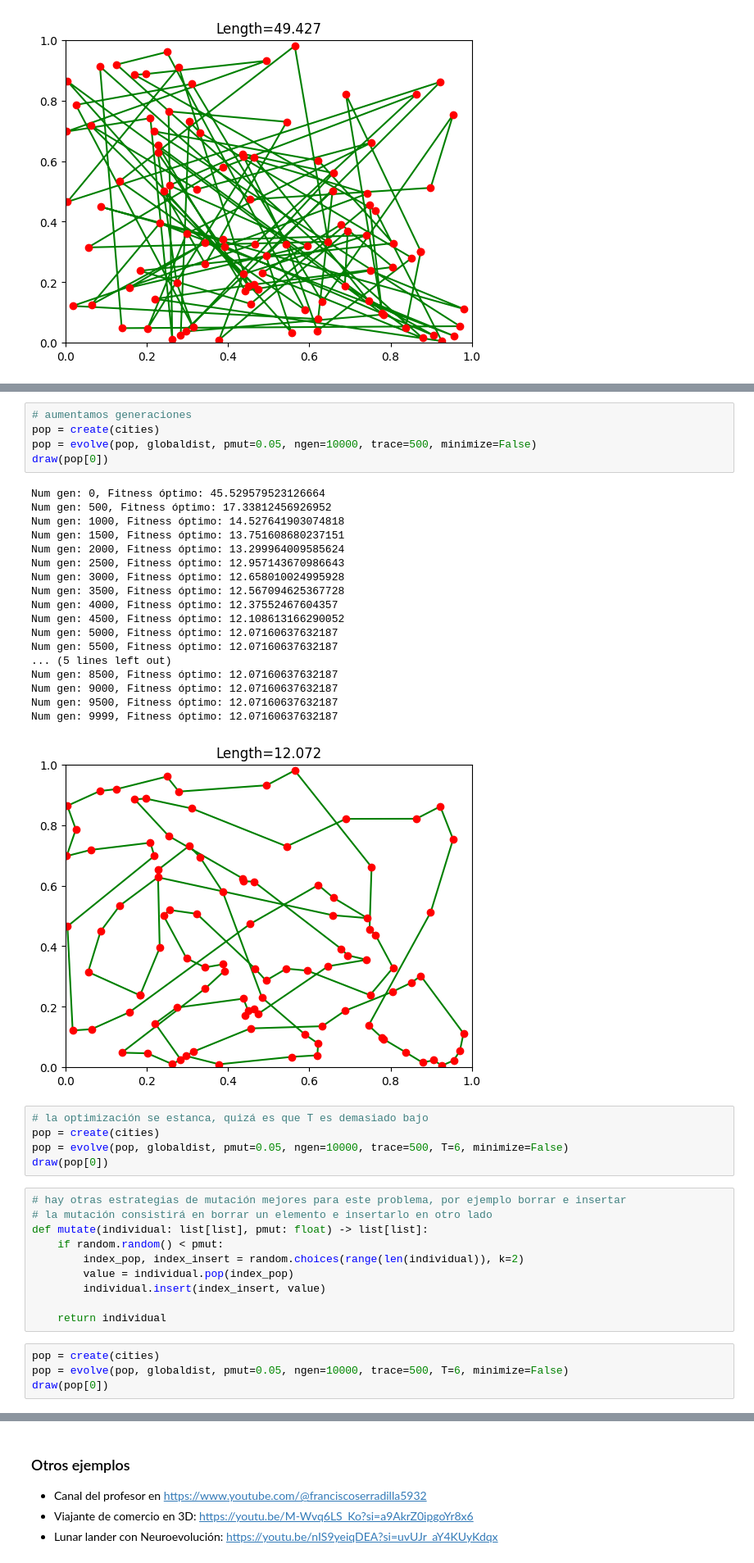
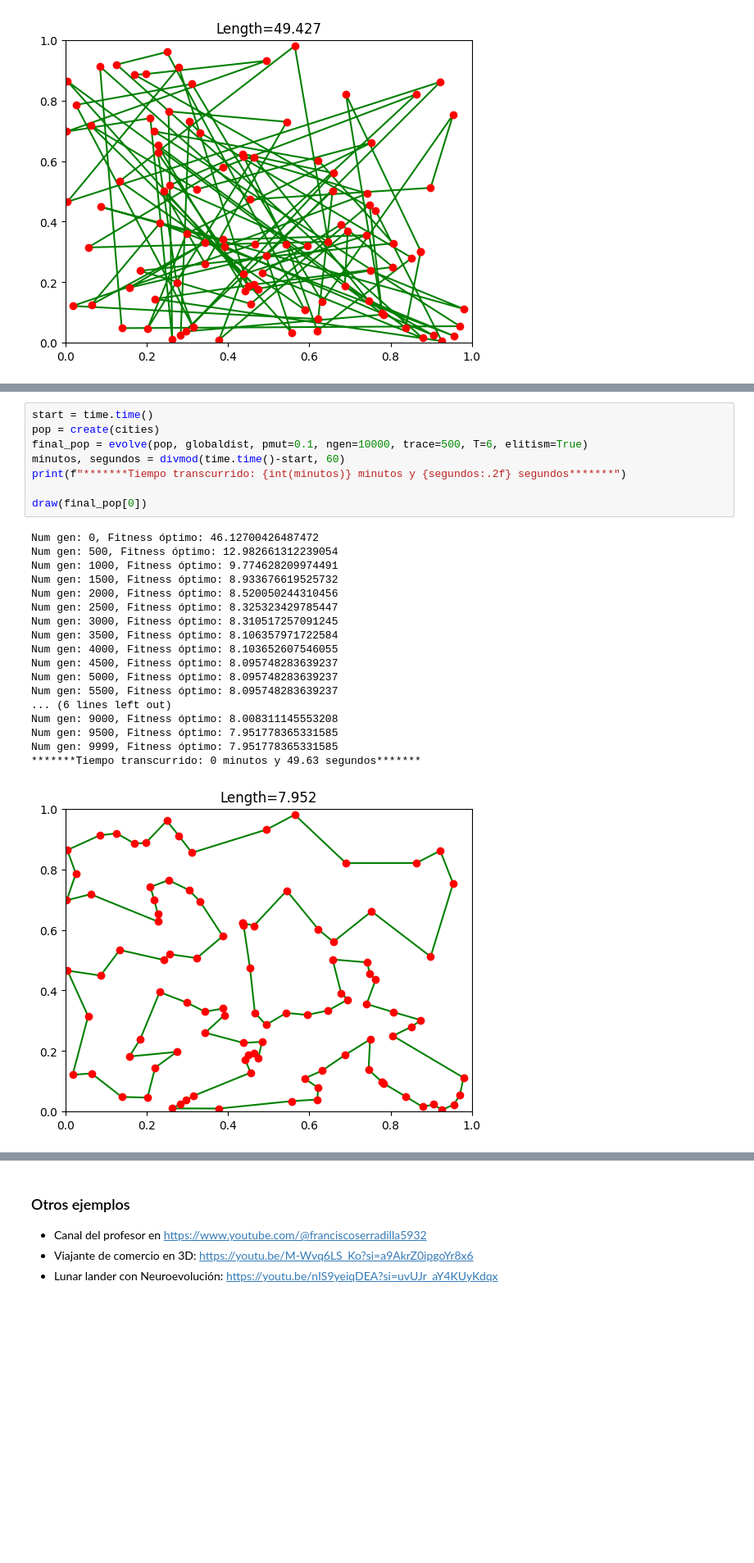
Before and after one commit to pintamonas4575/BIOCOMP-project-MAADM-UPM, a Jupyter notebook: práctica-AG-TSP-2D.ipynb, the cells around one changed output, grey strips where cells are left out. Shown: that part at 82% size. Drawn from its saved outputs; the diff is of its cells as text; blank space fills up the shorter version.

```diff
--- a/práctica-AG-TSP-2D.ipynb
+++ b/práctica-AG-TSP-2D.ipynb
@@ -331,43 +335,27 @@ No llega a una solución suficientemente buena. Puede ser por varios motivos:
-# %%
-# aumentamos generaciones
-pop = create(cities)
-pop = evolve(pop, globaldist, pmut=0.05, ngen=10000, trace=500, minimize=False)
-draw(pop[0])
-# %% [output]
-Num gen: 0, Fitness óptimo: 45.529579523126664
-Num gen: 500, Fitness óptimo: 17.33812456926952
-Num gen: 1000, Fitness óptimo: 14.527641903074818
-Num gen: 1500, Fitness óptimo: 13.751608680237151
-Num gen: 2000, Fitness óptimo: 13.299964009585624
-Num gen: 2500, Fitness óptimo: 12.957143670986643
-Num gen: 3000, Fitness óptimo: 12.658010024995928
-Num gen: 3500, Fitness óptimo: 12.567094625367728
-Num gen: 4000, Fitness óptimo: 12.37552467604357
-Num gen: 4500, Fitness óptimo: 12.108613166290052
-Num gen: 5000, Fitness óptimo: 12.07160637632187
-Num gen: 5500, Fitness óptimo: 12.07160637632187
-... (5 lines left out)
-Num gen: 8500, Fitness óptimo: 12.07160637632187
-Num gen: 9000, Fitness óptimo: 12.07160637632187
-Num gen: 9500, Fitness óptimo: 12.07160637632187
-Num gen: 9999, Fitness óptimo: 12.07160637632187
-[figure, removed]
-# %%
-# la optimización se estanca, quizá es que T es demasiado bajo
-pop = create(cities)
-pop = evolve(pop, globaldist, pmut=0.05, ngen=10000, trace=500, T=6, minimize=False)
-draw(pop[0])
-# %%
-# hay otras estrategias de mutación mejores para este problema, por ejemplo borrar e insertar
-# la mutación consistirá en borrar un elemento e insertarlo en otro lado
-def mutate(individual: list[list], pmut: float) -> list[list]:
-    if random.random() < pmut:
-        index_pop, index_insert = random.choices(range(len(individual)), k=2)
-        value = individual.pop(index_pop)
-        individual.insert(index_insert, value)
-
-    return individual
 # %%
+start = time.time()
 pop = create(cities)
-pop = evolve(pop, globaldist, pmut=0.05, ngen=10000, trace=500, T=6, minimize=False)
-draw(pop[0])
+final_pop = evolve(pop, globaldist, pmut=0.1, ngen=10000, trace=500, T=6, elitism=True)
+minutos, segundos = divmod(time.time()-start, 60)
+print(f"*******Tiempo transcurrido: {int(minutos)} minutos y {segundos:.2f} segundos*******")
+
+draw(final_pop[0])
+# %% [output]
+Num gen: 0, Fitness óptimo: 46.12700426487472
+Num gen: 500, Fitness óptimo: 12.982661312239054
+Num gen: 1000, Fitness óptimo: 9.774628209974491
+Num gen: 1500, Fitness óptimo: 8.933676619525732
+Num gen: 2000, Fitness óptimo: 8.520050244310456
+Num gen: 2500, Fitness óptimo: 8.325323429785447
+Num gen: 3000, Fitness óptimo: 8.310517257091245
+Num gen: 3500, Fitness óptimo: 8.106357971722584
+Num gen: 4000, Fitness óptimo: 8.103652607546055
+Num gen: 4500, Fitness óptimo: 8.095748283639237
+Num gen: 5000, Fitness óptimo: 8.095748283639237
+Num gen: 5500, Fitness óptimo: 8.095748283639237
+... (6 lines left out)
+Num gen: 9000, Fitness óptimo: 8.008311145553208
+Num gen: 9500, Fitness óptimo: 7.951778365331585
+Num gen: 9999, Fitness óptimo: 7.951778365331585
+*******Tiempo transcurrido: 0 minutos y 49.63 segundos*******
+[figure, added]
```
Also changed, not shown: parts of 27 cells of this notebook, 3 other files.
